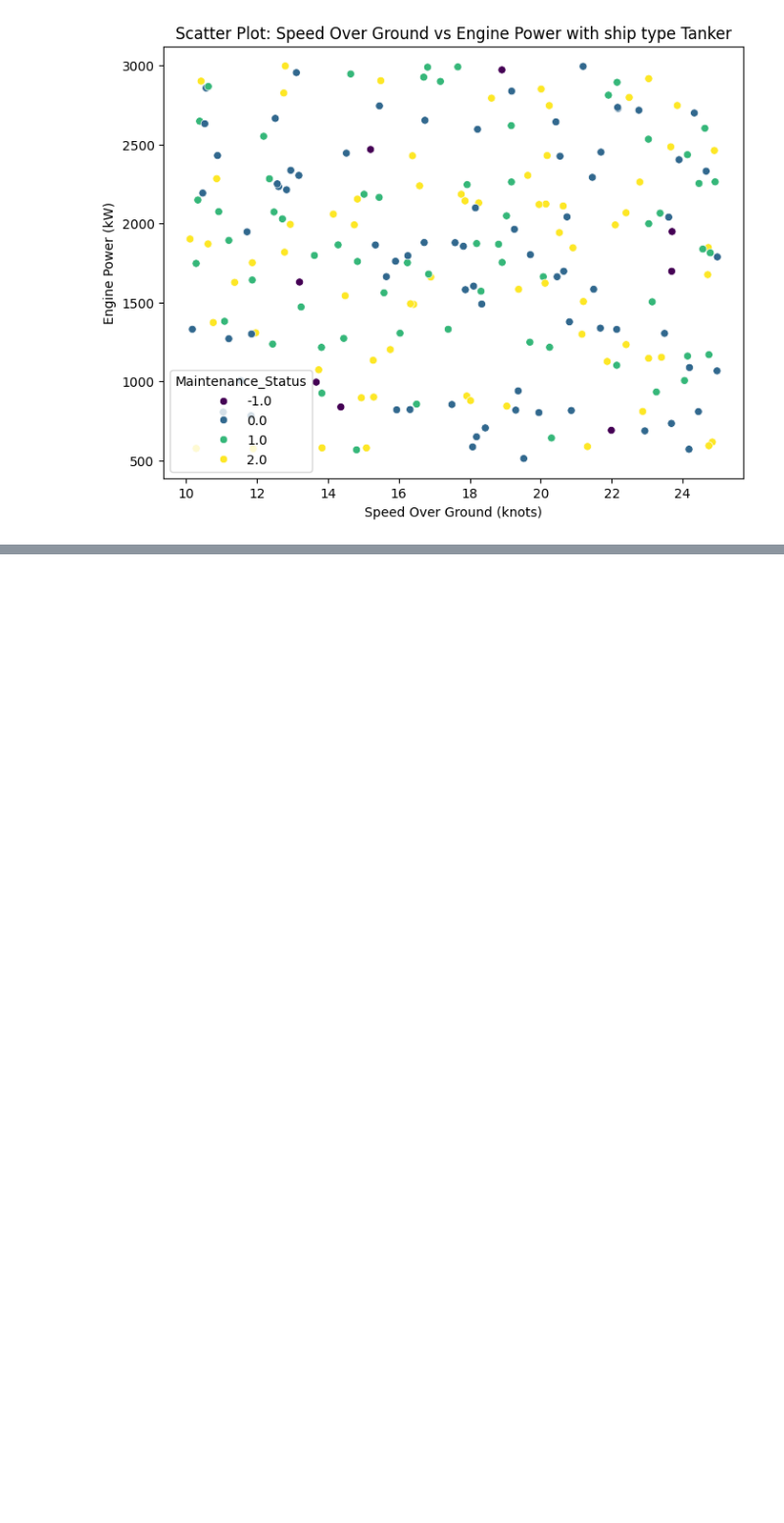
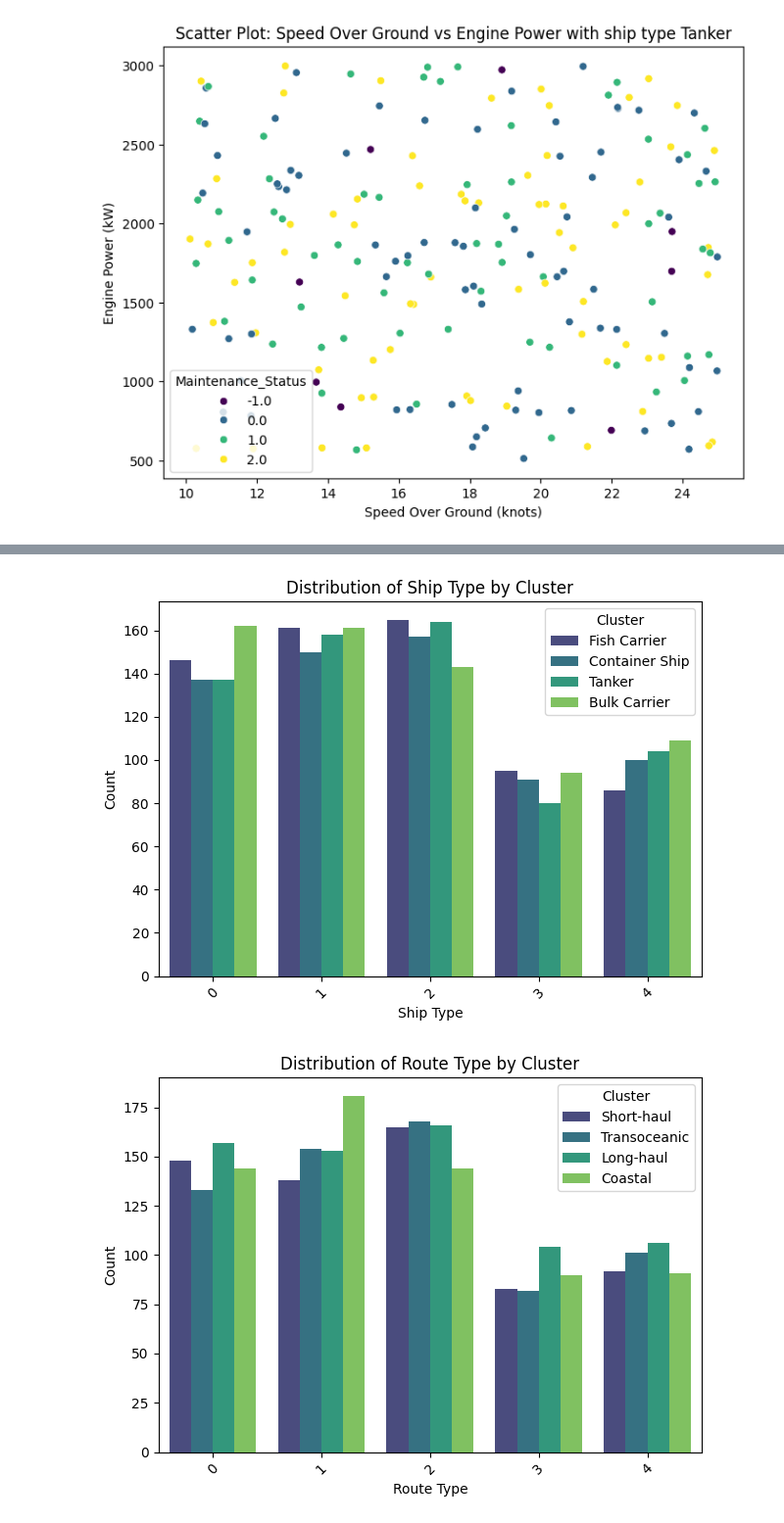
Before and after one commit to jupste/datascience-experiments, a Jupyter notebook: notebooks/eda.ipynb, the cells around one changed output, grey strips where cells are left out. Shown at 98% size. Saved outputs shown, nothing was run; the diff lists cells and outputs as text; code cells hidden in the pictures; blank space fills up the shorter version.

```diff
--- a/notebooks/eda.ipynb
+++ b/notebooks/eda.ipynb
@@ -286,0 +319,4 @@ for ship_type in data.Ship_Type.unique():
+# %%
+kmeans = KMeans(n_clusters=5, random_state=42)
+kmeans.fit(data_stripped)
+data['cluster'] = kmeans.labels_
@@ -286,0 +343,5 @@ for ship_type in data.Ship_Type.unique():
+# %%
+data[['Route_Type', "Maintenance_Status", "Weather_Condition"]] = oe.inverse_transform(data[['Route_Type', "Maintenance_Status", "Weather_Condition"]].values)
+# %%
+data["Ship_Type"] = le_ship.inverse_transform(data["Ship_Type"].values)
+data["Engine_Type"] = le_engine.inverse_transform(data["Engine_Type"].values)
@@ -286,0 +360,13 @@ for ship_type in data.Ship_Type.unique():
+# %%
+for dtype in data.select_dtypes(include='object').columns.tolist():
+    sns.countplot(data=data, x="cluster", hue=dtype, palette='viridis')
+    plt.title(f"Distribution of {dtype.replace('_', ' ').title()} by Cluster")
+    plt.xlabel(dtype.replace('_', ' ').title())
+    plt.ylabel("Count")
+    plt.legend(title="Cluster")
+    plt.xticks(rotation=45)
+    plt.tight_layout()
+    plt.show()
+# %% [output]
+[figure, added]
+[figure, added]
```
Also changed, not shown: parts of 9 cells of this notebook.
